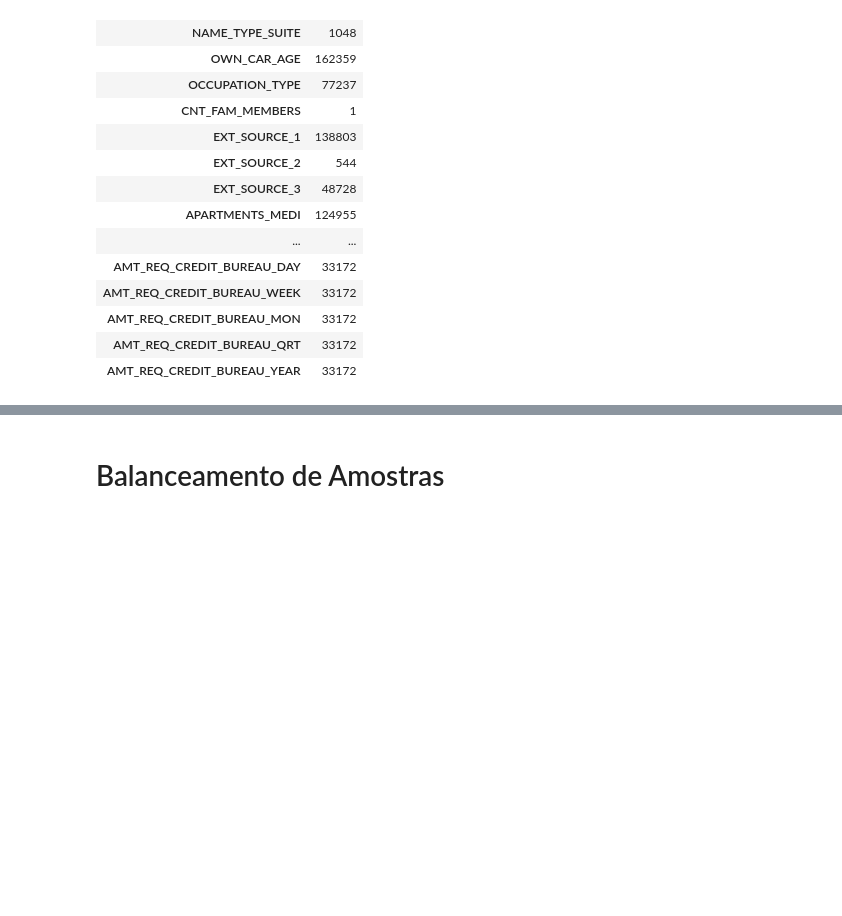
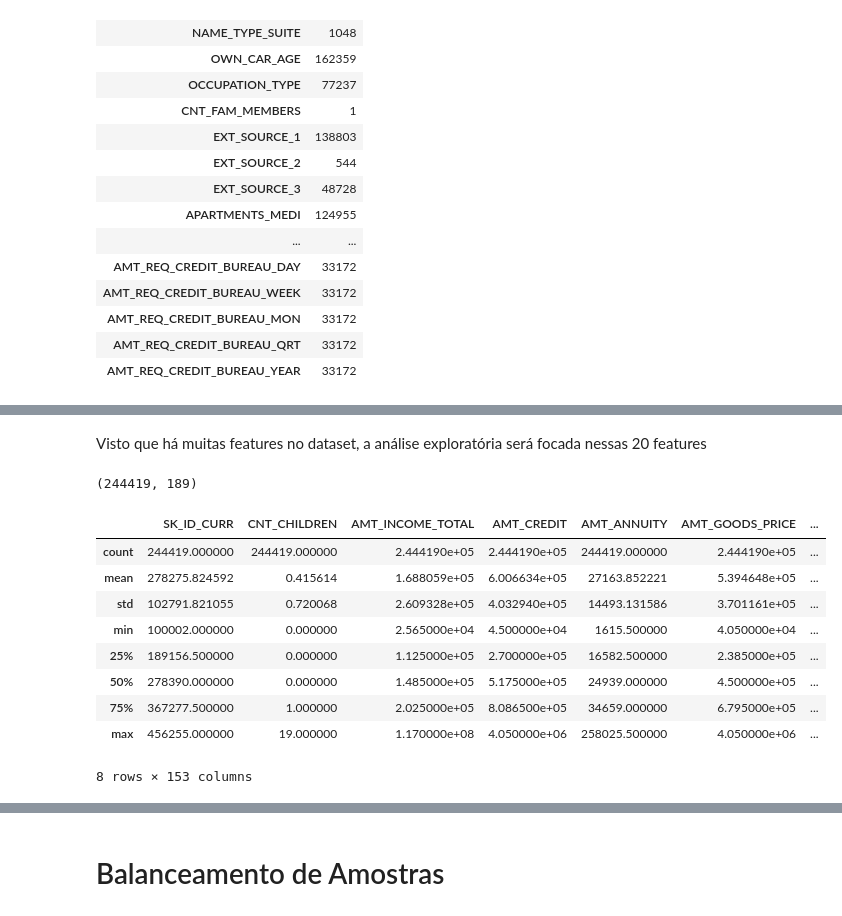
Before and after one commit to juliolimoli/projeto_dados, a Jupyter notebook: parte_DS_final.ipynb, the cells around one changed output, grey strips where cells are left out. Cells and saved outputs as stored; diff of their text form; code cells hidden in the pictures; blank space fills up the shorter version.

```diff
--- a/parte_DS_final.ipynb
+++ b/parte_DS_final.ipynb
@@ -122,0 +125,2 @@ for col in cols_w_null_values.index:
+# %% [markdown]
+Visto que há muitas features no dataset, a análise exploratória será focada nessas 20 features
@@ -122,0 +129,17 @@ for col in cols_w_null_values.index:
+# %%
+df_dummies.shape
+# %% [output]
+(244419, 189)
+# %%
+df_dummies.describe()
+# %% [output]
+|  | SK_ID_CURR | CNT_CHILDREN | AMT_INCOME_TOTAL | AMT_CREDIT | AMT_ANNUITY | AMT_GOODS_PRICE | ... |
+| count | 244419.000000 | 244419.000000 | 2.444190e+05 | 2.444190e+05 | 244419.000000 | 2.444190e+05 | ... |
+| mean | 278275.824592 | 0.415614 | 1.688059e+05 | 6.006634e+05 | 27163.852221 | 5.394648e+05 | ... |
+| std | 102791.821055 | 0.720068 | 2.609328e+05 | 4.032940e+05 | 14493.131586 | 3.701161e+05 | ... |
+| min | 100002.000000 | 0.000000 | 2.565000e+04 | 4.500000e+04 | 1615.500000 | 4.050000e+04 | ... |
+| 25% | 189156.500000 | 0.000000 | 1.125000e+05 | 2.700000e+05 | 16582.500000 | 2.385000e+05 | ... |
+| 50% | 278390.000000 | 0.000000 | 1.485000e+05 | 5.175000e+05 | 24939.000000 | 4.500000e+05 | ... |
+| 75% | 367277.500000 | 1.000000 | 2.025000e+05 | 8.086500e+05 | 34659.000000 | 6.795000e+05 | ... |
+| max | 456255.000000 | 19.000000 | 1.170000e+08 | 4.050000e+06 | 258025.500000 | 4.050000e+06 | ... |
+8 rows × 153 columns
```
Also changed, not shown: parts of 38 cells of this notebook, 1 other file.
